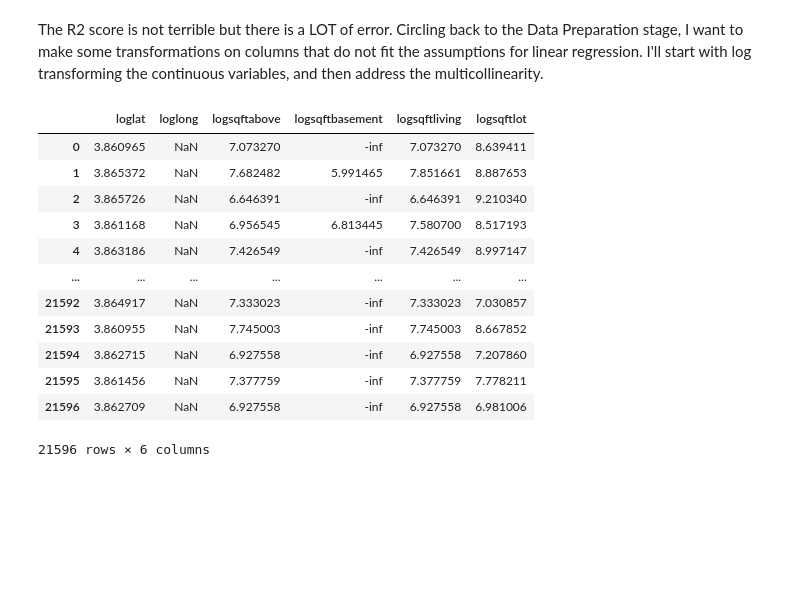
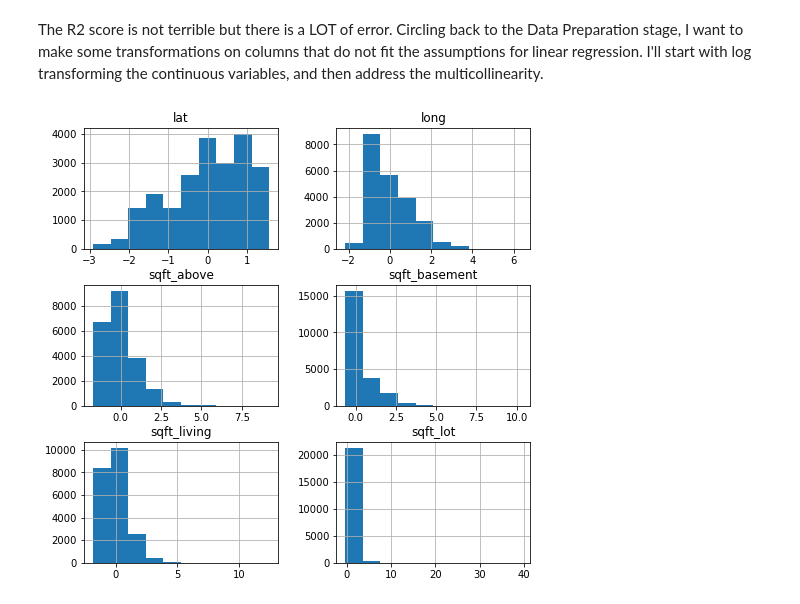
Before and after one commit to christisarv/linear-modeling-house-prices, a Jupyter notebook: Phase 2 Project Scratch Notebook.ipynb, the cells around one changed output. Drawn from its saved outputs; the diff is of its cells as text; code cells hidden in the pictures; blank space fills up the shorter version.

Commit message:
worked on model transformations

```diff
--- a/Phase 2 Project Scratch Notebook.ipynb
+++ b/Phase 2 Project Scratch Notebook.ipynb
@@ -242,17 +181,11 @@ data_log['logsqftlot'] = np.log(data['sqft_lot'])
-# %%
-data_log
-#try the normalize transform instead
-# %% [output]
-|  | loglat | loglong | logsqftabove | logsqftbasement | logsqftliving | logsqftlot |
-| 0 | 3.860965 | NaN | 7.073270 | -inf | 7.073270 | 8.639411 |
-| 1 | 3.865372 | NaN | 7.682482 | 5.991465 | 7.851661 | 8.887653 |
-| 2 | 3.865726 | NaN | 6.646391 | -inf | 6.646391 | 9.210340 |
-| 3 | 3.861168 | NaN | 6.956545 | 6.813445 | 7.580700 | 8.517193 |
-| 4 | 3.863186 | NaN | 7.426549 | -inf | 7.426549 | 8.997147 |
-| ... | ... | ... | ... | ... | ... | ... |
-| 21592 | 3.864917 | NaN | 7.333023 | -inf | 7.333023 | 7.030857 |
-| 21593 | 3.860955 | NaN | 7.745003 | -inf | 7.745003 | 8.667852 |
-| 21594 | 3.862715 | NaN | 6.927558 | -inf | 6.927558 | 7.207860 |
-| 21595 | 3.861456 | NaN | 7.377759 | -inf | 7.377759 | 7.778211 |
-| 21596 | 3.862709 | NaN | 6.927558 | -inf | 6.927558 | 6.981006 |
-21596 rows × 6 columns
+# %%
+def normalize(feature):
+    return (feature - feature.mean()) / feature.std()
+
+X_con_cols_norm = data[con_cols].apply(normalize)
+# %%
+fig = plt.figure(figsize = (8,8))
+ax = fig.gca()
+X_con_cols_norm.hist(ax = ax);
+# %% [output]
+[figure, added]
```
Also changed, not shown: parts of 14 cells of this notebook.
